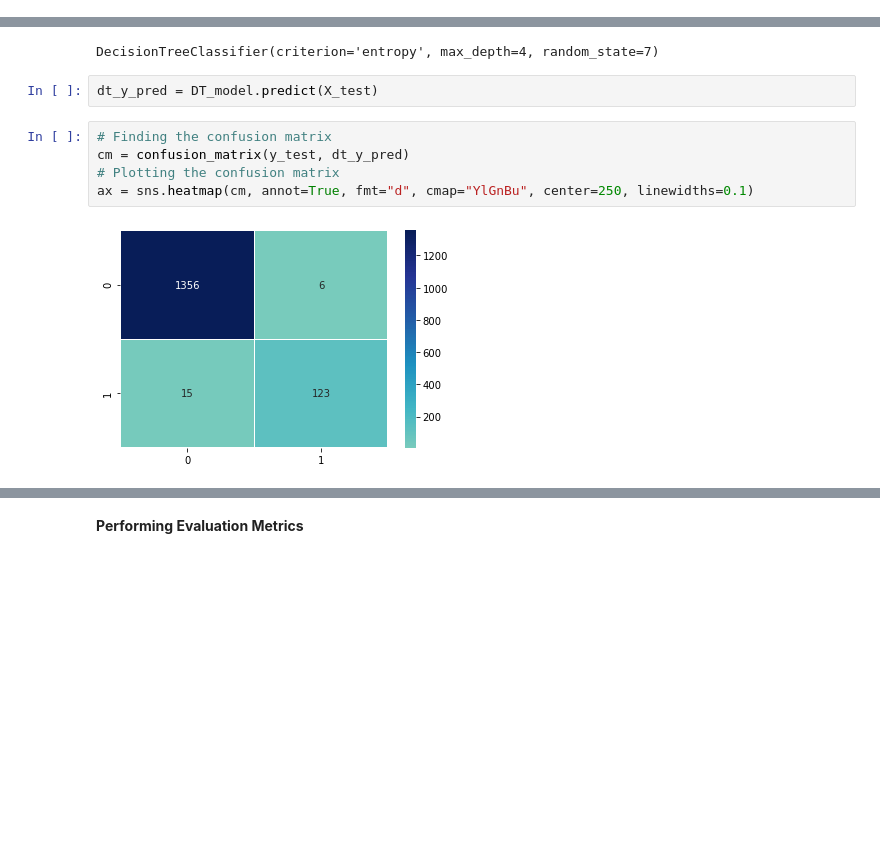
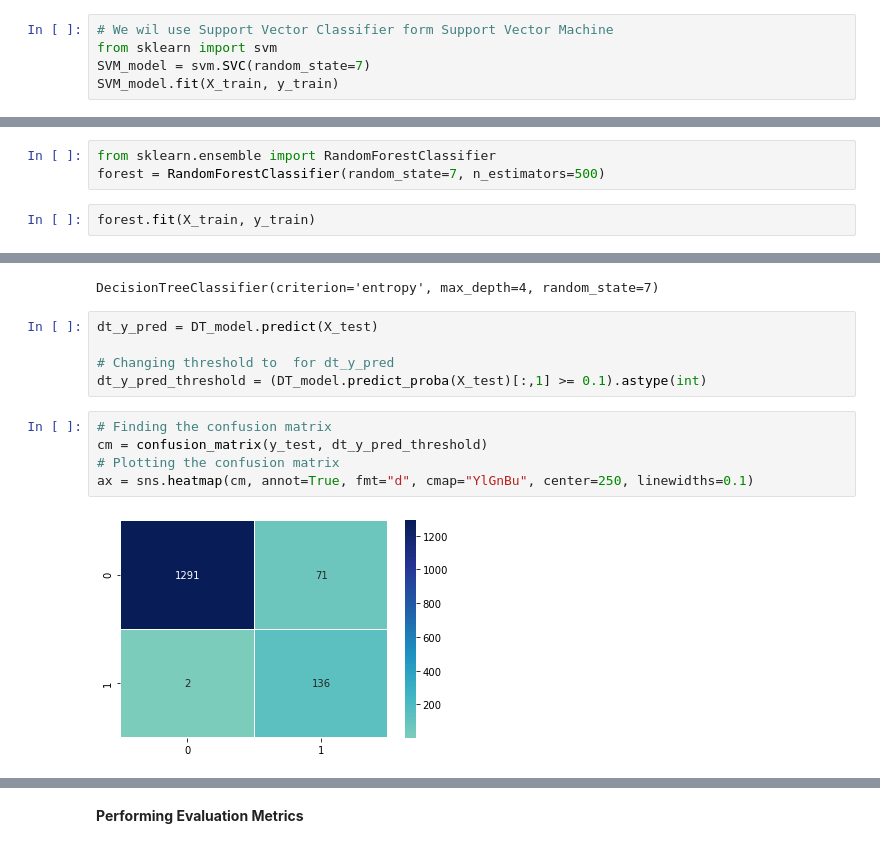
Before and after one commit to dark-crusader/ml-banking-customer-classification, a Jupyter notebook: Main.ipynb, the cells around one changed output, grey strips where cells are left out. Saved outputs shown, nothing was run; the diff lists cells and outputs as text; blank space fills up the shorter version.

Commit message:
Added Random Forest and SVM classifier

```diff
--- a/Main.ipynb
+++ b/Main.ipynb
@@ -809,0 +856,5 @@ It has a __jaccard similarity score of <i>0.48</i>__
+# %%
+# We wil use Support Vector Classifier form Support Vector Machine
+from sklearn import svm
+SVM_model = svm.SVC(random_state=7)
+SVM_model.fit(X_train, y_train)
@@ -809,0 +886,5 @@ It has a __jaccard similarity score of <i>0.48</i>__
+# %%
+from sklearn.ensemble import RandomForestClassifier
+forest = RandomForestClassifier(random_state=7, n_estimators=500)
+# %%
+forest.fit(X_train, y_train)
@@ -816,12 +936,15 @@ DT_model = DecisionTreeClassifier(criterion="entropy", max_depth = 4, random_sta
 DT_model.fit(X_train, y_train)
 # %% [output]
 DecisionTreeClassifier(criterion='entropy', max_depth=4, random_state=7)
-# %%
-dt_y_pred = DT_model.predict(X_test)
+# %%
+dt_y_pred = DT_model.predict(X_test)
+
+# Changing threshold to  for dt_y_pred
+dt_y_pred_threshold = (DT_model.predict_proba(X_test)[:,1] >= 0.1).astype(int)
 # %%
 # Finding the confusion matrix
-cm = confusion_matrix(y_test, dt_y_pred)
+cm = confusion_matrix(y_test, dt_y_pred_threshold)
 # Plotting the confusion matrix
 ax = sns.heatmap(cm, annot=True, fmt="d", cmap="YlGnBu", center=250, linewidths=0.1)
 # %% [output]
-[figure, old version]
+[figure, new version]
```
Also changed, not shown: parts of 38 cells of this notebook, 1 other file.
